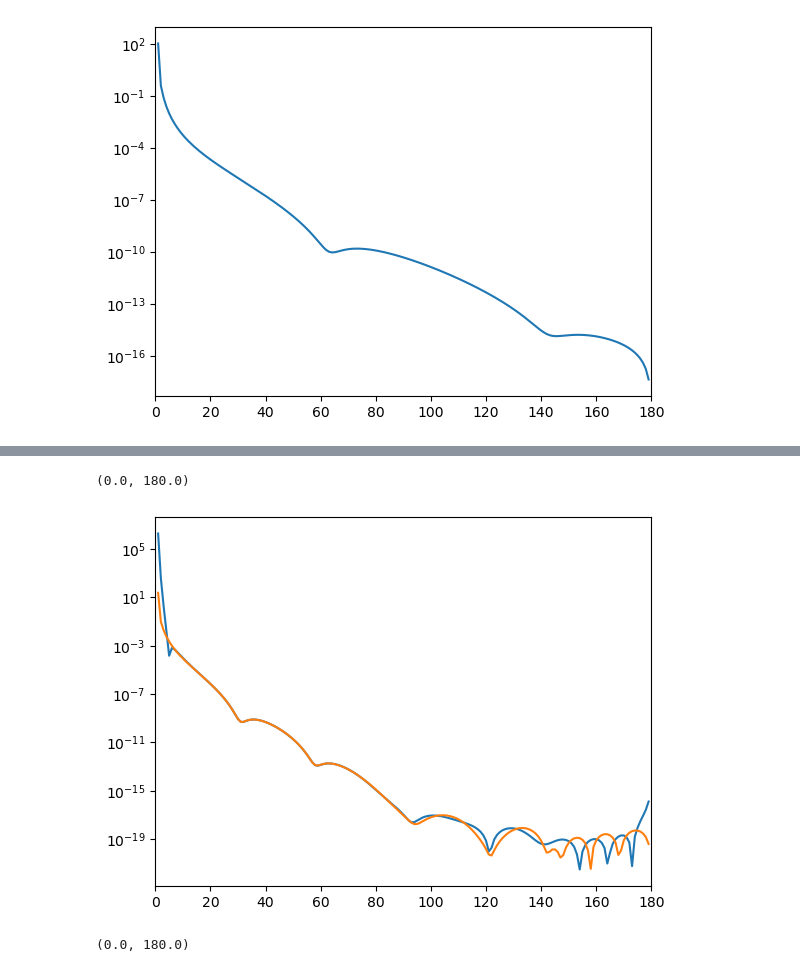
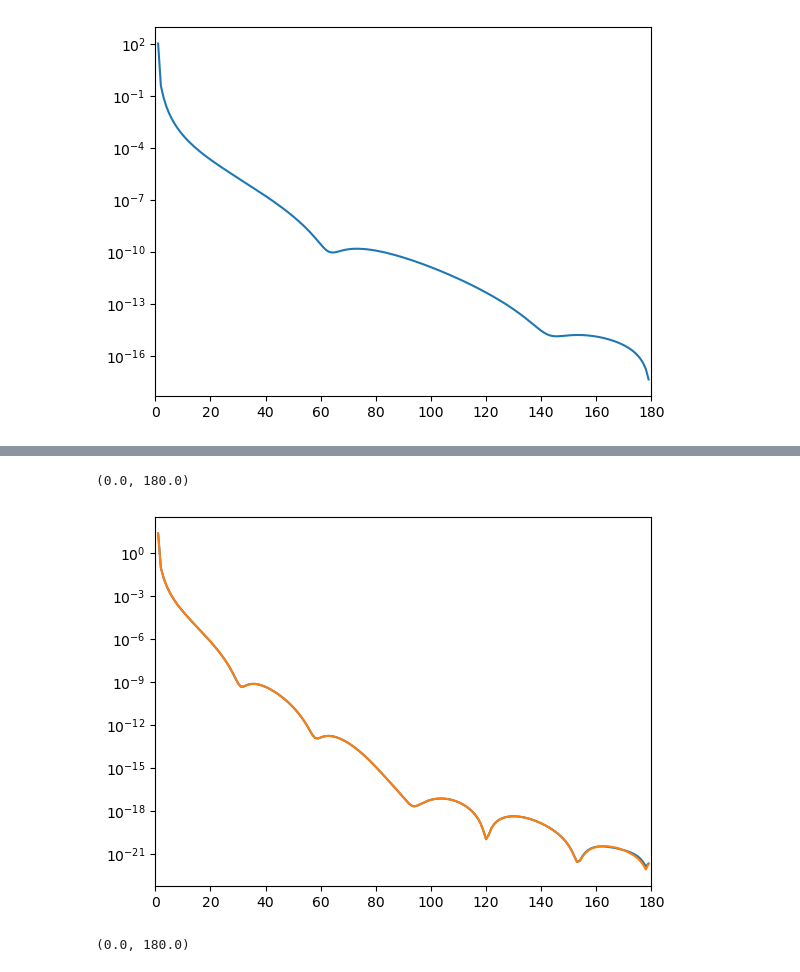
Before and after one commit to Partynumbers42/phasr, a Jupyter notebook: TemporaryTesting.ipynb, the cells around one changed output, grey strips where cells are left out. Drawn from its saved outputs; the diff is of its cells as text; code cells hidden in the pictures.

```diff
--- a/TemporaryTesting.ipynb
+++ b/TemporaryTesting.ipynb
@@ -1712,3 +1712,6 @@ A_Al27=np.array([0.43418e-1,0.60298e-1,0.28950e-2,-0.23522e-1,-0.79791e-2,0.2301
 R_Al27=7
 # %%
 Al = phr.nucleus('test2_Al27',Z=13,A=27,ai=A_Al27,R=7)
+# %%
+theta=np.arange(1,180,1)
+phr.dirac_solvers.post_processing.crosssection.optimise_precision(250,theta*pi/180,Al,lepton_mass=0,subtractions=3,recoil=True,N_partial_waves=50,phase_difference_limit=1e-9,verbose=False)
@@ -1714,0 +1736,3 @@ Al = phr.nucleus('test2_Al27',Z=13,A=27,ai=A_Al27,R=7)
+# %%
+theta=np.arange(30,90,1)
+phr.dirac_solvers.post_processing.crosssection.optimise_precision(250,theta*pi/180,Al,lepton_mass=0,subtractions=3,recoil=True,N_partial_waves=50,phase_difference_limit=1e-9,verbose=False)
@@ -1723,12 +1776,12 @@ plt.xlim(0,180)
 # %%
 theta=np.arange(1,180,1)
-plt.plot(theta,phr.crosssection_lepton_nucleus_scattering(500,theta*pi/180,Al,subtractions=3,N_partial_waves=20,recoil=True,verbose=False,phase_difference_limit=1e-7))
-plt.plot(theta,phr.crosssection_lepton_nucleus_scattering(500,theta*pi/180,Al,subtractions=3,N_partial_waves=50,recoil=True,verbose=False))
+plt.plot(theta,phr.crosssection_lepton_nucleus_scattering(500,theta*pi/180,Al,subtractions=3,N_partial_waves=50,recoil=True,verbose=False,phase_difference_limit=1e-9))
+plt.plot(theta,phr.crosssection_lepton_nucleus_scattering(500,theta*pi/180,Al,subtractions=3,N_partial_waves=50,recoil=True,verbose=False,phase_difference_limit=0))
 plt.yscale('log')
 plt.xlim(0,180)
 # %% [output]
 (0.0, 180.0)
-[figure, old version]
+[figure, new version]
 # %%
 theta=np.arange(1,180,1)
 plt.plot(theta,phr.crosssection_lepton_nucleus_scattering(250,theta*pi/180,Al,subtractions=2))
```
Also changed, not shown: parts of 6 cells of this notebook, 3 other files.
